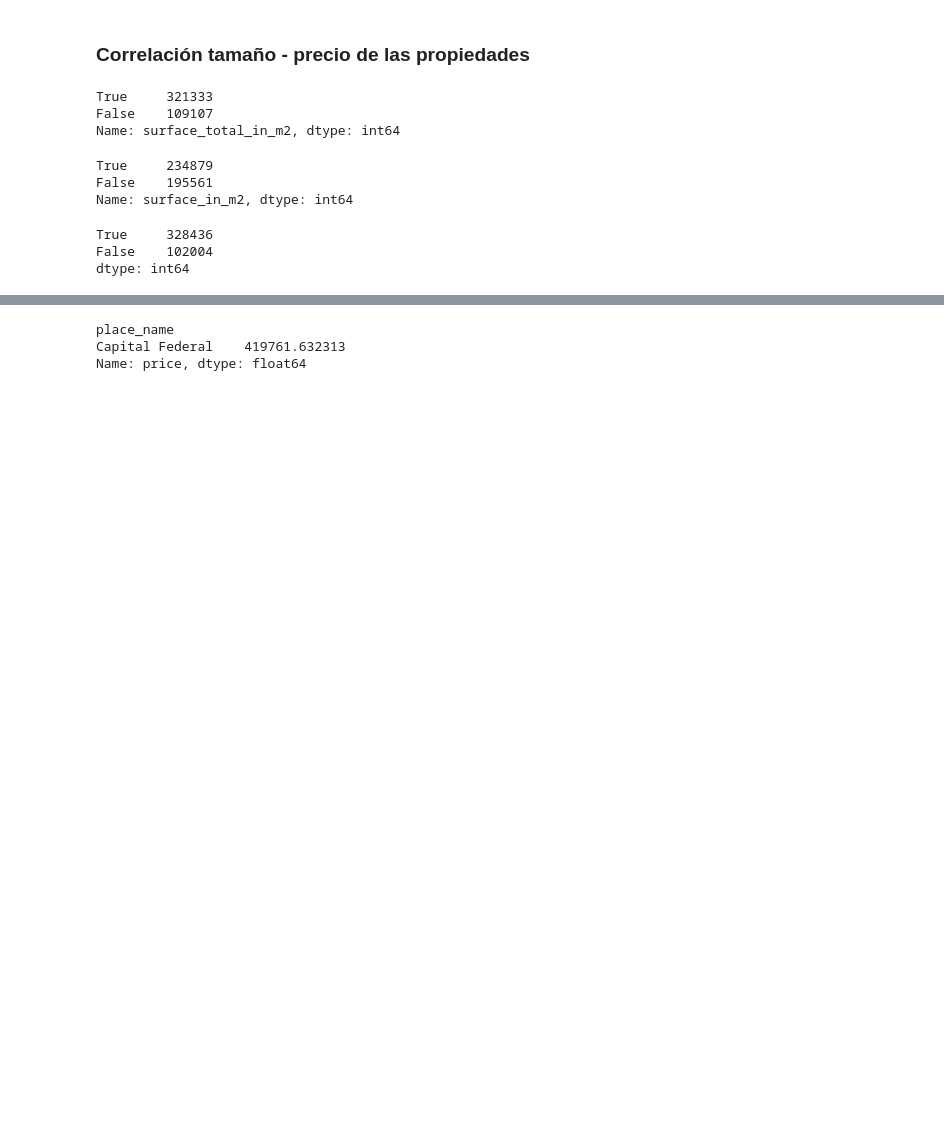
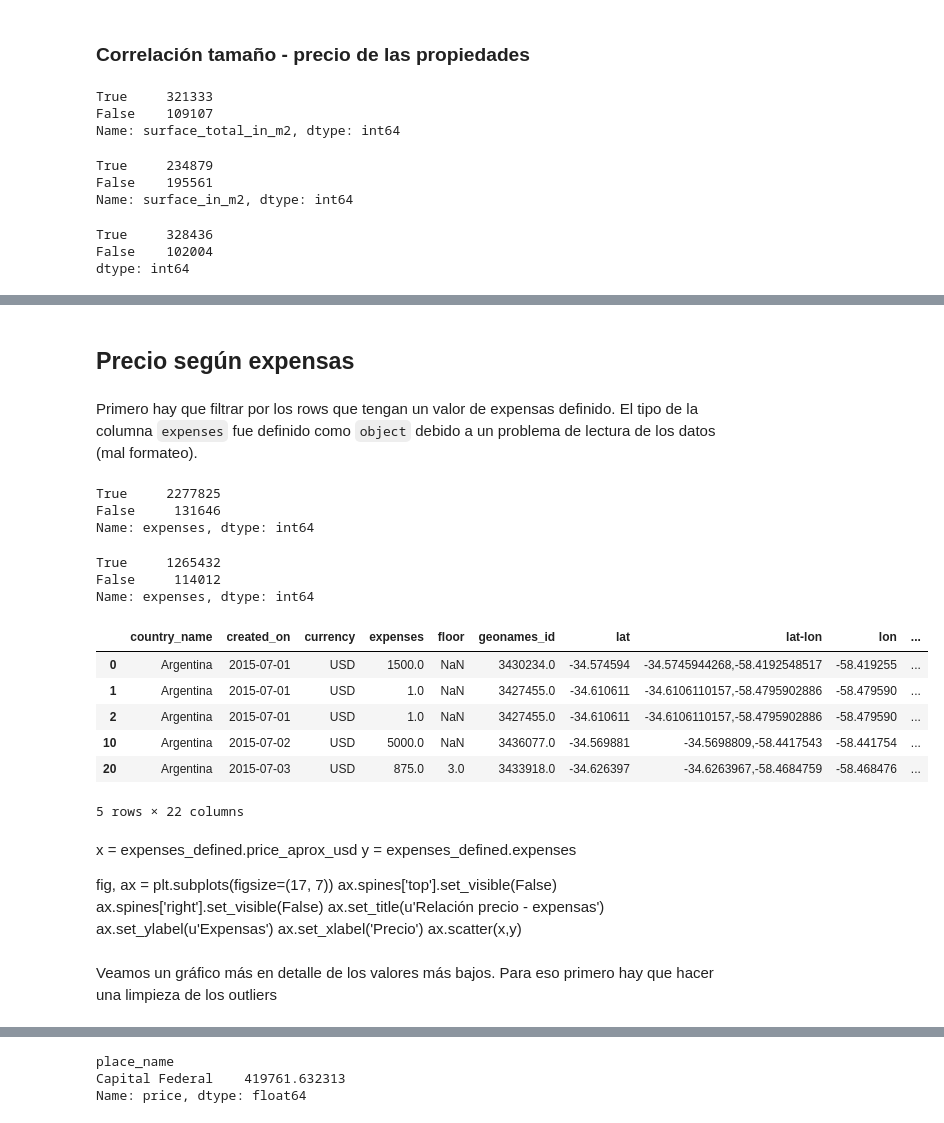
Before and after one commit to lucaslavandeira/7506-tp, a Jupyter notebook: analisis_exploratorio.ipynb, the cells around one changed output, grey strips where cells are left out. Saved outputs shown, nothing was run; the diff lists cells and outputs as text; code cells hidden in the pictures; blank space fills up the shorter version.

```diff
--- a/analisis_exploratorio.ipynb
+++ b/analisis_exploratorio.ipynb
@@ -492,0 +454,16 @@ df
+# %% [markdown]
+## Precio según expensas
+# %% [markdown]
+Primero hay que filtrar por los rows que tengan un valor de expensas definido. El tipo de la columna `expenses` fue definido como `object` debido a un problema de lectura de los datos (mal formateo).
+# %%
+df['expenses'].isnull().value_counts()
+# %% [output]
+True     2277825
+False     131646
+Name: expenses, dtype: int64
+# %%
+df[df['property_type'] == 'apartment']['expenses'].isnull().value_counts()
+# %% [output]
+True     1265432
+False     114012
+Name: expenses, dtype: int64
@@ -492,0 +483,24 @@ df
+# %%
+expenses_defined = df[df['expenses'] > 0]
+expenses_defined.head()
+# %% [output]
+|  | country_name | created_on | currency | expenses | floor | geonames_id | lat | lat-lon | lon | ... |
+| 0 | Argentina | 2015-07-01 | USD | 1500.0 | NaN | 3430234.0 | -34.574594 | -34.5745944268,-58.4192548517 | -58.419255 | ... |
+| 1 | Argentina | 2015-07-01 | USD | 1.0 | NaN | 3427455.0 | -34.610611 | -34.6106110157,-58.4795902886 | -58.479590 | ... |
+| 2 | Argentina | 2015-07-01 | USD | 1.0 | NaN | 3427455.0 | -34.610611 | -34.6106110157,-58.4795902886 | -58.479590 | ... |
+| 10 | Argentina | 2015-07-02 | USD | 5000.0 | NaN | 3436077.0 | -34.569881 | -34.5698809,-58.4417543 | -58.441754 | ... |
+| 20 | Argentina | 2015-07-03 | USD | 875.0 | 3.0 | 3433918.0 | -34.626397 | -34.6263967,-58.4684759 | -58.468476 | ... |
+5 rows × 22 columns
+# %% [markdown]
+x = expenses_defined.price_aprox_usd
+y = expenses_defined.expenses
+
+fig, ax = plt.subplots(figsize=(17, 7))
+ax.spines['top'].set_visible(False)
+ax.spines['right'].set_visible(False)
+ax.set_title(u'Relación precio - expensas')
+ax.set_ylabel(u'Expensas')
+ax.set_xlabel('Precio')
+ax.scatter(x,y)
+# %% [markdown]
+Veamos un gráfico más en detalle de los valores más bajos. Para eso primero hay que hacer una limpieza de los outliers
```
Also changed, not shown: parts of 16 cells of this notebook.
